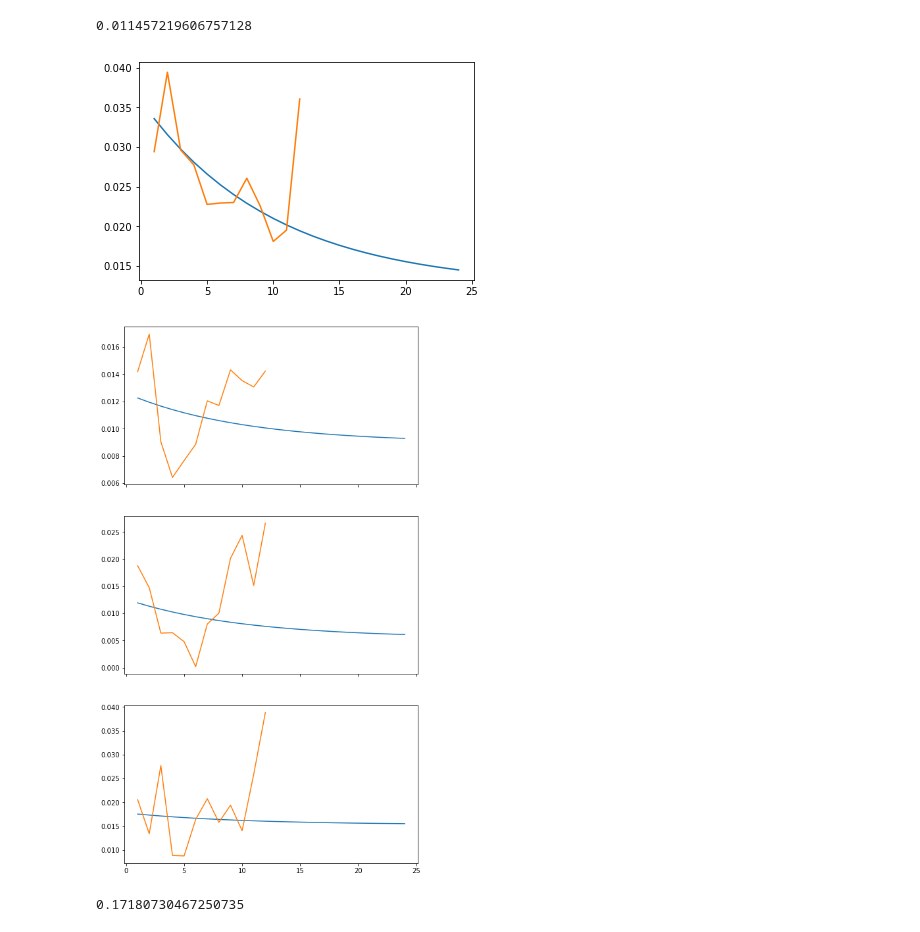
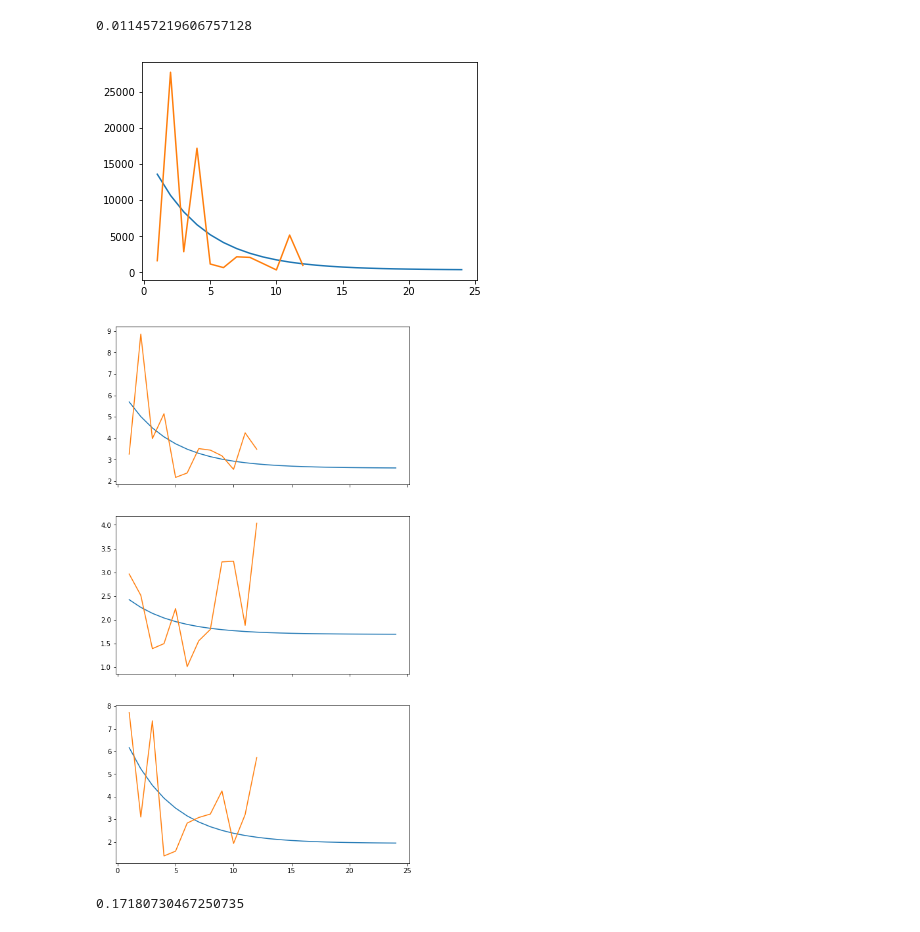
Before and after one commit to ibratface/dl_projects, a Jupyter notebook: zillow.ipynb, the cells around one changed output. Cells and saved outputs as stored; diff of their text form; code cells hidden in the pictures.

Commit message:
K-Fold Training with Neural Net Categorical Encoding - 0.0644648 PLB Score

```diff
--- a/zillow.ipynb
+++ b/zillow.ipynb
@@ -37,2 +41,4 @@ zdata = DataLoader()
 xgb = XGB(zdata)
+# %%
+_ = zdata.preprocessed.training()
 # %%
@@ -135,0 +114,14 @@ Stopping. Best iteration:
+# %%
+dropcols = ['censustractandblock', 'rawcensustractandblock', 'propertyzoningdesc', 'parcelid']
+ycols = ['logerror', 'logerror_abs', 'logerror_percent']
+
+t = zdata.preprocessed.training().drop(dropcols, axis=1)
+
+cat_cols = t.select_dtypes(include=['object']).columns
+cat_maps = [(c, LabelEncoder()) for c in cat_cols]
+cat_mapper = DataFrameMapper(cat_maps)
+cat_map_fit = cat_mapper.fit(zdata.preprocessed.properties())
+
+con_cols = set(t.select_dtypes(exclude=['object']).columns) - set(ycols)
+con_maps = [([c], MinMaxScaler()) for c in con_cols]
+con_mapper = DataFrameMapper(con_maps)
@@ -838,18 +1170,15 @@ txns['logerror'].mean()
 # %% [output]
 0.011457219606757128
 # %%
-zdata = DataLoader()
-gc.collect()
-
 def plot_stat(trend, actual, stat):
     plt.plot(trend['transaction_month'], trend[stat])
     plt.plot(actual['transaction_month'], actual[stat])
 
 trend = zdata.preprocessed.error_trend().groupby('transaction_month').mean().reset_index()
 actual = zdata.preprocessed.error_month
-plot_stat(trend, actual, 'logerror_month_var')
+plot_stat(trend, actual, 'logerror_percent_month_ave')
 # %% [output]
-[figure, old version]
+[figure, new version]
 # %%
 def plot_stat(trend, actual, stat, ax):
     ax.plot(trend['transaction_month'], trend[stat])
@@ -861,9 +1190,9 @@ ff, axes = plt.subplots(len(actual['fips'].unique()), sharex=True, figsize=(8,15
 for f, ax in zip(actual['fips'].unique(), axes):
     actual_fips = actual[actual['fips'] == f]
     trend_fips = trend[trend['fips'] == f]
-    plot_stat(trend_fips, actual_fips, 'logerror_fips_month_ave', ax)
+    plot_stat(trend_fips, actual_fips, 'logerror_percent_fips_month_ave', ax)
 # %% [output]
-[figure, old version]
+[figure, new version]
 # %%
 def plot(coefs):
     xs = range(1, 25)
```
Also changed, not shown: parts of 38 cells of this notebook, 1 other file.
